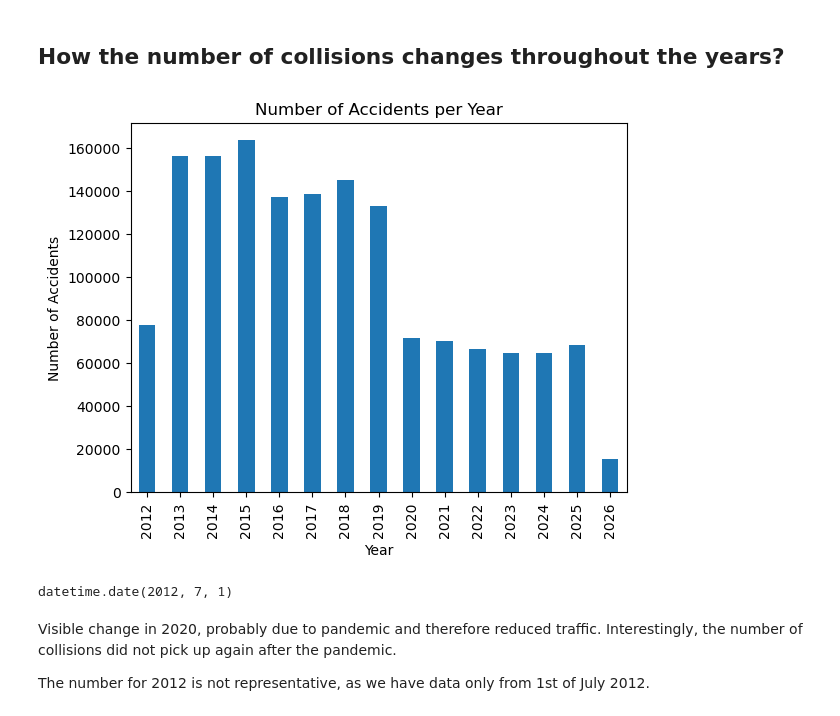
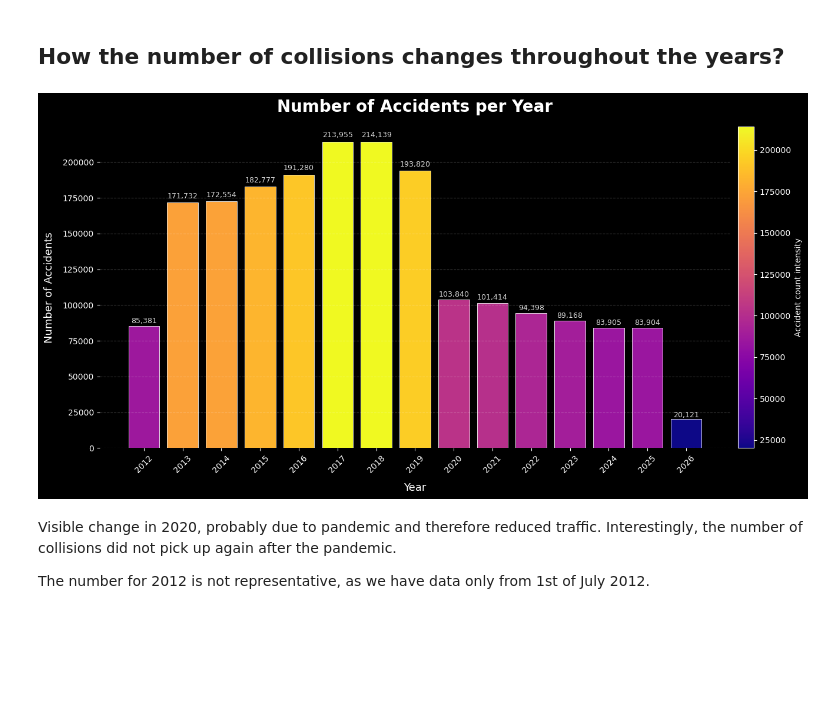
Before and after one commit to bonluc/02806_social_data_analysis_project, a Jupyter notebook: data_analysis.ipynb, the cells around one changed output. Saved outputs shown, nothing was run; the diff lists cells and outputs as text; code cells hidden in the pictures; blank space fills up the shorter version.

Commit message:
Overhaul of the plots

```diff
--- a/data_analysis.ipynb
+++ b/data_analysis.ipynb
@@ -8,2 +10,3 @@ import matplotlib.pyplot as plt
 # %%
-data = pd.read_csv("datasets/Motor_Vehicle_Collisions_-_Crashes_20260407.csv", delimiter=",")
+DF = pd.read_parquet("datasets/crash_data.parquet", engine="pyarrow")
+summarize_columns(DF)
@@ -153,4 +93,11 @@ We will also drop the rows with nan values in number of persons injured and kill
 
 As the number of missing values in the columns containing street info would significantly further reduce the size of the dataset, while it is not sure if these features will be used, we decide to drop these features.
 # %%
-df_clean = df_clean.dropna(subset=['ZIP CODE', 'LATITUDE', 'LONGITUDE', 'BOROUGH', 'NUMBER OF PERSONS INJURED', 'NUMBER OF PERSONS KILLED'])
+# --- Restricting DF to contain only present kills AND injuries --- #
+    # In clean data crash only [injury OR killed] was left
+df = DF.copy()
+rows_before  = df.shape[0]
+
+df = df[df["NUMBER OF PERSONS INJURED"].notna() & df["NUMBER OF PERSONS KILLED"].notna()]
+
+print(f"Rows dropped : {rows_before - df.shape[0]}")
@@ -207,15 +106,65 @@ df_time.head()
 # %% [markdown]
 ## How the number of collisions changes throughout the years?
 # %%
-year_counts = df_time["YEAR"].value_counts().sort_index()
-year_counts.plot(kind="bar", title="Number of Accidents per Year", xlabel="Year", ylabel="Number of Accidents")
-plt.show()
+import numpy as np
+import seaborn as sns
+import matplotlib
+from matplotlib import cm
+from matplotlib.colors import Normalize
+
+year_counts = df["CRASH DATETIME"].dt.year.value_counts().sort_index()
+
+with plt.style.context("dark_background"):
+    fig, ax = plt.subplots(figsize=(14, 7))
+
+    norm = Normalize(vmin=year_counts.min(), vmax=year_counts.max())
+    cmap = matplotlib.colormaps.get_cmap("plasma")
+    colors = [cmap(norm(v)) for v in year_counts.values]
+
+    bars = ax.bar(
+        year_counts.index.astype(str),
+        year_counts.values,
+        color=colors,
+        edgecolor="white",
+        linewidth=0.6,
+    )
+
+    # value labels on top of bars
+    for bar, value in zip(bars, year_counts.values):
+        ax.text(
+            bar.get_x() + bar.get_width() / 2,
+            bar.get_height() * 1.01,
+            f"{value:,}",
+            ha="center",
+            va="bottom",
+            fontsize=9,
+            color="white",
+            alpha=0.85,
+        )
+
+    ax.set_title(
+        "Number of Accidents per Year",
+        fontsize=20,
+        fontweight="bold",
+        pad=18,
+        color="white",
+    )
+    ax.set_xlabel("Year", fontsize=13, labelpad=10)
+    ax.set_ylabel("Number of Accidents", fontsize=13, labelpad=10)
+    ax.tick_params(axis="x", rotation=45)
+    ax.grid(axis="y", linestyle="--", alpha=0.25)
+    sns.despine(ax=ax, left=True, bottom=True)
+
+    # colorbar acting as a legend for intensity
+    sm = cm.ScalarMappable(cmap=cmap, norm=norm)
+    sm.set_array([])
+    cbar = fig.colorbar(sm, ax=ax, pad=0.01)
+    cbar.set_label("Accident count intensity", color="white")
+
+    plt.tight_layout()
+    plt.show()
 # %% [output]
-[figure, old version]
+[figure, new version]
-# %%
-df_time['CRASH DATE'].min()
-# %% [output]
-datetime.date(2012, 7, 1)
 # %% [markdown]
 Visible change in 2020, probably due to pandemic and therefore reduced traffic. Interestingly, the number of collisions did not pick up again after the pandemic.
 
```
Also changed, not shown: parts of 39 cells of this notebook, 5 other files.
